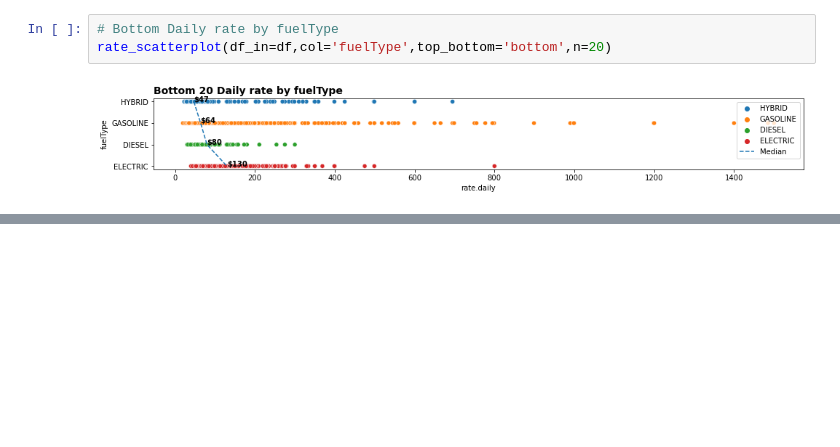
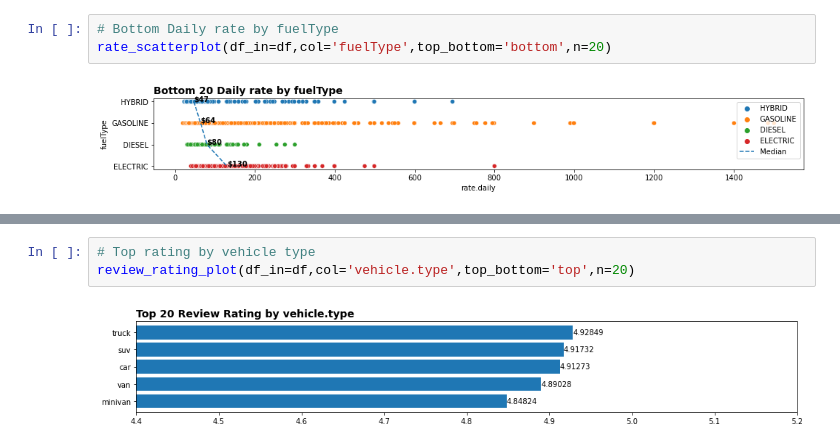
Before and after one commit to eugenieC/CarRental, a Jupyter notebook: CarRental.ipynb, the cells around one changed output, grey strips where cells are left out. Drawn from its saved outputs; the diff is of its cells as text; blank space fills up the shorter version.

```diff
--- a/CarRental.ipynb
+++ b/CarRental.ipynb
@@ -572,0 +592,5 @@ review_rating_plot(df_in=df,col='vehicle.model',top_bottom='bottom',n=20)
+# %%
+# Top rating by vehicle type
+review_rating_plot(df_in=df,col='vehicle.type',top_bottom='top',n=20)
+# %% [output]
+[figure, added]
```
Also changed, not shown: parts of 17 cells of this notebook.
